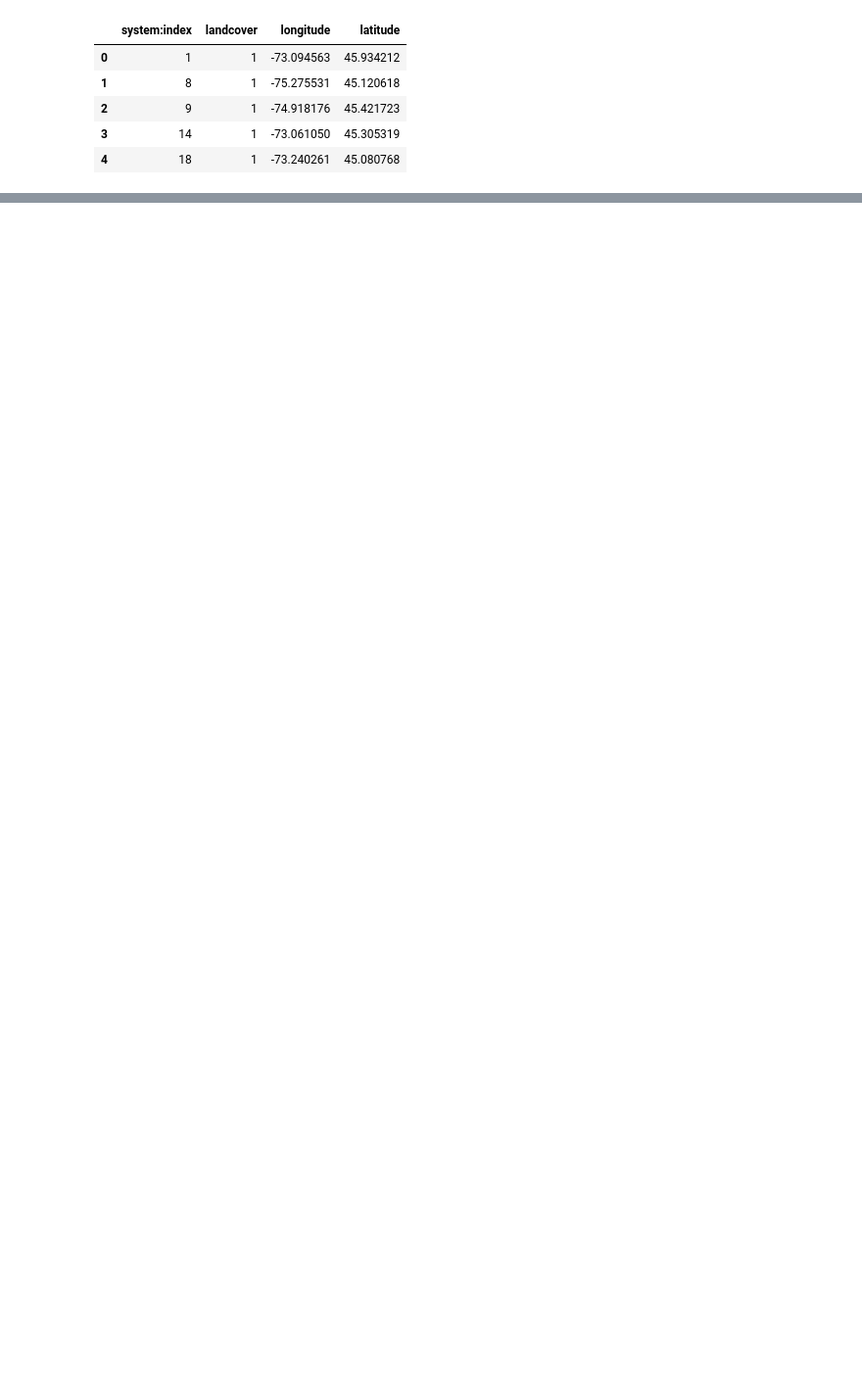
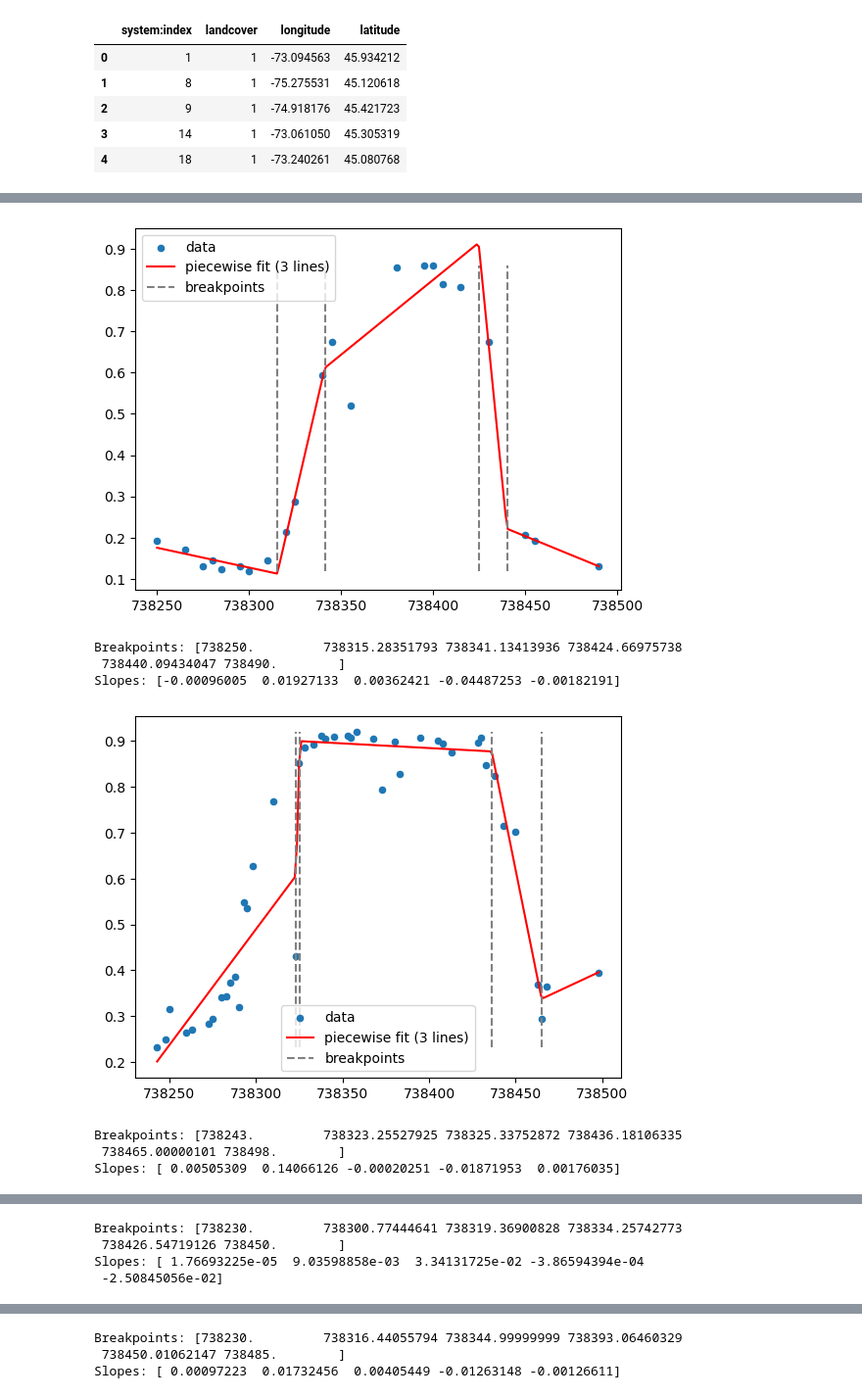
Before and after one commit to Karmaniac/LateBloomers, a Jupyter notebook: test stuff/test.ipynb, the cells around one changed output, grey strips where cells are left out. Shown at 98% size. Cells and saved outputs as stored; diff of their text form; code cells hidden in the pictures; blank space fills up the shorter version.

Commit message:
Add cloud masking, growth segment analysis.

```diff
--- a/test stuff/test.ipynb
+++ b/test stuff/test.ipynb
@@ -140,0 +220,46 @@ date
+# %%
+import numpy as np
+import matplotlib.pyplot as plt
+import pwlf  # pip install pwlf
+
+for data in datas:
+    df = pd.DataFrame({
+        'date': pd.to_datetime(data['dates']),
+        'green': data['green'],
+        'red': data['red'],
+        'ndvi': data['ndvi']
+    })
+
+    df.set_index('date', inplace=True)
+
+    # Example data roughly bell-shaped
+    x = x_data = df.index.map(datetime.toordinal).to_numpy()
+    x_data = (x_data - x_data.min()) / 365.25  # normalize
+    y = y_data = df['ndvi'].to_numpy()
+
+    # Fit 3-segment piecewise linear model
+    my_pwlf = pwlf.PiecewiseLinFit(x, y)
+    breaks = my_pwlf.fit(5)  # 3 segments → 2 internal breakpoints
+
+    # Predictions
+    x_hat = np.linspace(x.min(), x.max(), 200)
+    y_hat = my_pwlf.predict(x_hat)
+
+    # Plot
+    plt.scatter(x, y, s=20, label='data')
+    plt.plot(x_hat, y_hat, 'r-', label='piecewise fit (3 lines)')
+    plt.vlines(breaks[1:-1], y.min(), y.max(), color='gray', ls='--', label='breakpoints')
+    plt.legend()
+    plt.show()
+
+    print("Breakpoints:", breaks)
+    print("Slopes:", my_pwlf.slopes)
+# %% [output]
+[figure, added]
+Breakpoints: [738250.         738315.28351793 738341.13413936 738424.66975738
+ 738440.09434047 738490.        ]
+Slopes: [-0.00096005  0.01927133  0.00362421 -0.04487253 -0.00182191]
+[figure, added]
+Breakpoints: [738243.         738323.25527925 738325.33752872 738436.18106335
+ 738465.00000101 738498.        ]
+Slopes: [ 0.00505309  0.14066126 -0.00020251 -0.01871953  0.00176035]
@@ -140,0 +267,4 @@ date
+Breakpoints: [738230.         738300.77444641 738319.36900828 738334.25742773
+ 738426.54719126 738450.        ]
+Slopes: [ 1.76693225e-05  9.03598858e-03  3.34131725e-02 -3.86594394e-04
+ -2.50845056e-02]
@@ -140,0 +272,3 @@ date
+Breakpoints: [738230.         738316.44055794 738344.99999999 738393.06460329
+ 738450.01062147 738485.        ]
+Slopes: [ 0.00097223  0.01732456  0.00405449 -0.01263148 -0.00126611]
```
Also changed, not shown: parts of 4 cells of this notebook, 4 other files.
